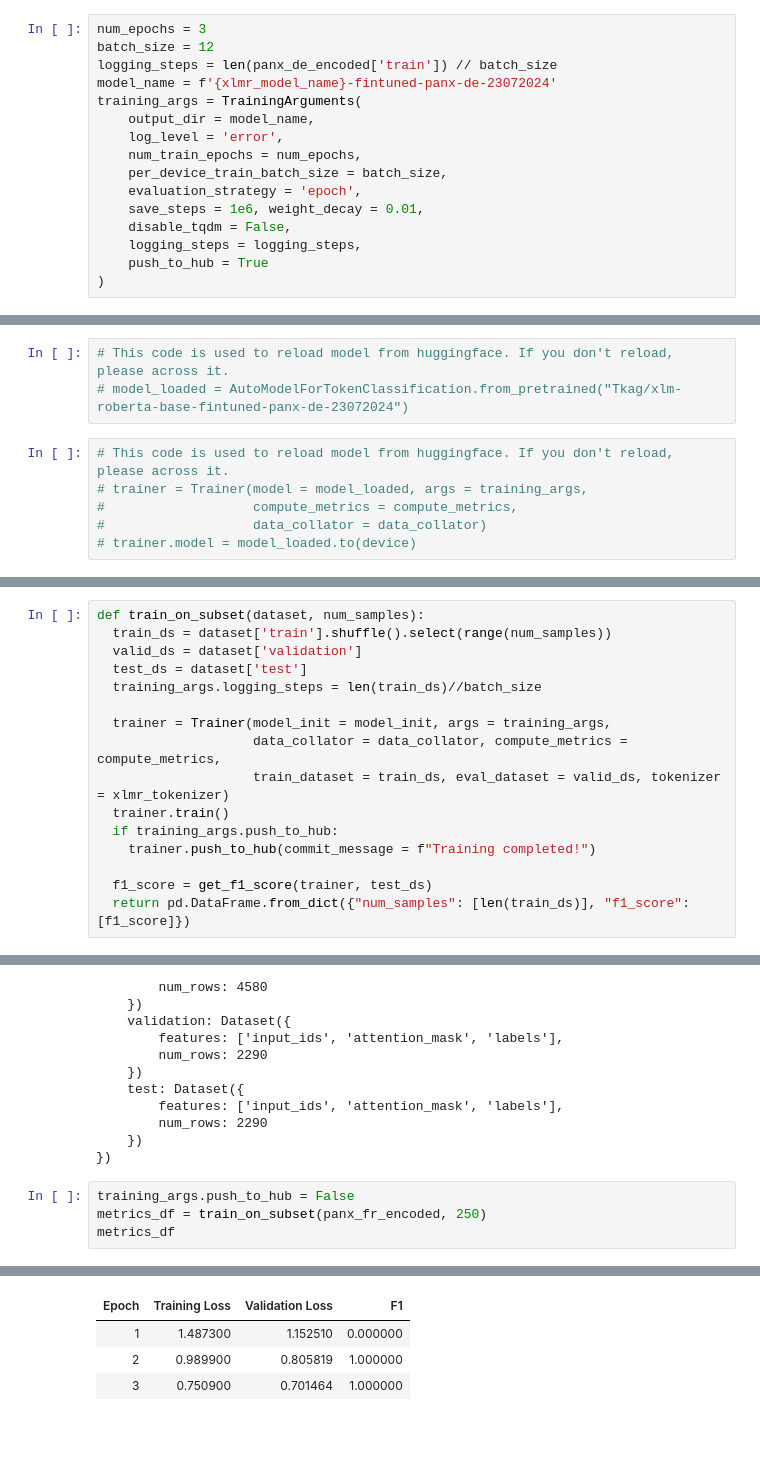
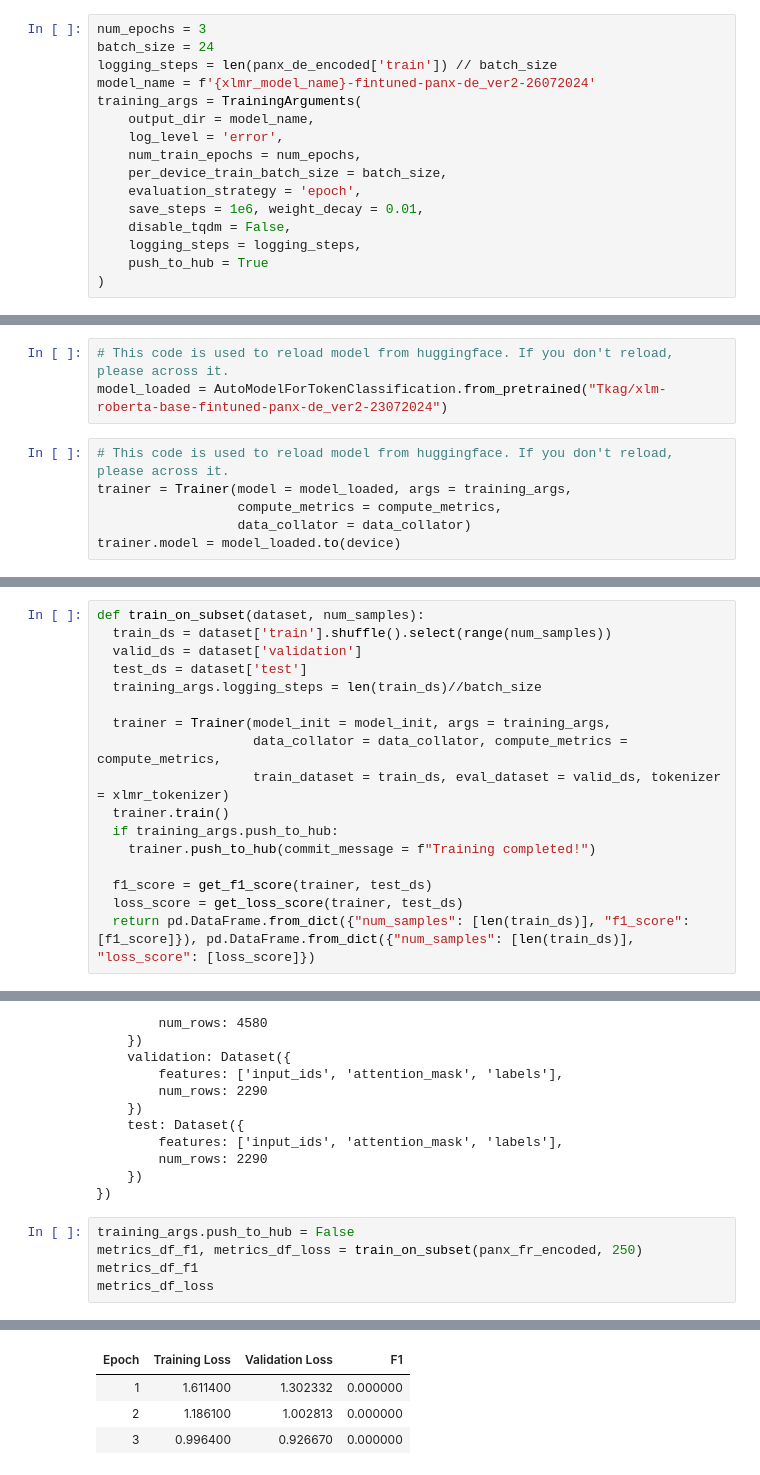
Before and after one commit to Tkag0001/Practice_NLP_with_transformer, a Jupyter notebook: Multilingual_named_entity_recognition_chapter_4.ipynb, the cells around one changed output, grey strips where cells are left out. Cells and saved outputs as stored; diff of their text form; blank space fills up the shorter version.

```diff
--- a/Multilingual_named_entity_recognition_chapter_4.ipynb
+++ b/Multilingual_named_entity_recognition_chapter_4.ipynb
@@ -573,8 +604,8 @@ from transformers import TrainingArguments
 # %%
 num_epochs = 3
-batch_size = 12
+batch_size = 24
 logging_steps = len(panx_de_encoded['train']) // batch_size
-model_name = f'{xlmr_model_name}-fintuned-panx-de-23072024'
+model_name = f'{xlmr_model_name}-fintuned-panx-de_ver2-26072024'
 training_args = TrainingArguments(
     output_dir = model_name,
     log_level = 'error',
@@ -671,13 +691,13 @@ def forward_pass_with_label(batch):
 from transformers import AutoTokenizer, AutoModelForTokenClassification
 # %%
 # This code is used to reload model from huggingface. If you don't reload, please across it.
-# model_loaded = AutoModelForTokenClassification.from_pretrained("Tkag/xlm-roberta-base-fintuned-panx-de-23072024")
+model_loaded = AutoModelForTokenClassification.from_pretrained("Tkag/xlm-roberta-base-fintuned-panx-de_ver2-23072024")
 # %%
 # This code is used to reload model from huggingface. If you don't reload, please across it.
-# trainer = Trainer(model = model_loaded, args = training_args,
-#                   compute_metrics = compute_metrics,
-#                   data_collator = data_collator)
-# trainer.model = model_loaded.to(device)
+trainer = Trainer(model = model_loaded, args = training_args,
+                  compute_metrics = compute_metrics,
+                  data_collator = data_collator)
+trainer.model = model_loaded.to(device)
 # %%
 valid_set = panx_de_encoded['validation']
 valid_set = valid_set.map(forward_pass_with_label, batched = True, batch_size = 32)
@@ -970,5 +1006,6 @@ def train_on_subset(dataset, num_samples):
     trainer.push_to_hub(commit_message = f"Training completed!")
 
   f1_score = get_f1_score(trainer, test_ds)
-  return pd.DataFrame.from_dict({"num_samples": [len(train_ds)], "f1_score": [f1_score]})
+  loss_score = get_loss_score(trainer, test_ds)
+  return pd.DataFrame.from_dict({"num_samples": [len(train_ds)], "f1_score": [f1_score]}), pd.DataFrame.from_dict({"num_samples": [len(train_ds)], "loss_score": [loss_score]})
 # %%
@@ -1008,6 +1045,7 @@ DatasetDict({
 })
 # %%
 training_args.push_to_hub = False
-metrics_df = train_on_subset(panx_fr_encoded, 250)
-metrics_df
+metrics_df_f1, metrics_df_loss = train_on_subset(panx_fr_encoded, 250)
+metrics_df_f1
+metrics_df_loss
 # %% [output]
@@ -1015,5 +1053,5 @@ metrics_df
 | Epoch | Training Loss | Validation Loss | F1 |
-| 1 | 1.487300 | 1.152510 | 0.000000 |
-| 2 | 0.989900 | 0.805819 | 1.000000 |
-| 3 | 0.750900 | 0.701464 | 1.000000 |
+| 1 | 1.611400 | 1.302332 | 0.000000 |
+| 2 | 1.186100 | 1.002813 | 0.000000 |
+| 3 | 0.996400 | 0.926670 | 0.000000 |
 [interactive output not drawn]
```
Also changed, not shown: parts of 58 cells of this notebook.
